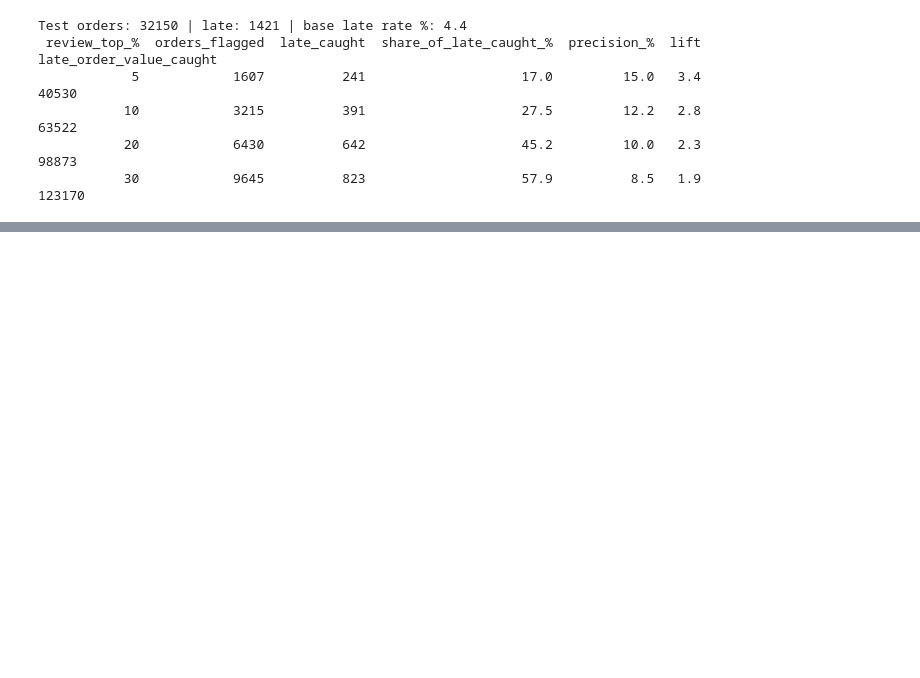
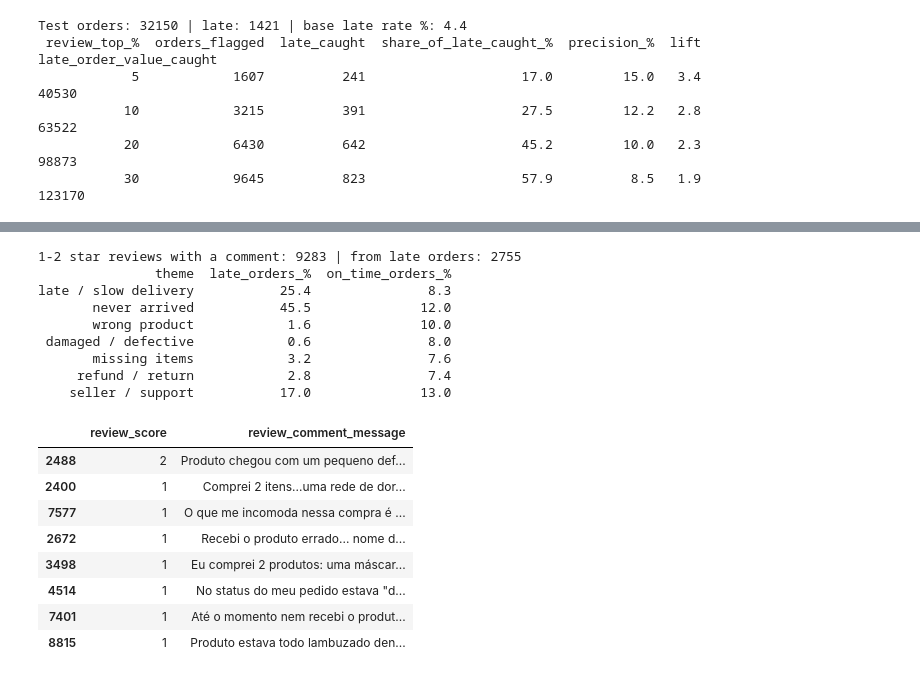
Before and after one commit to AshwiniChandekar1/deliveriq, a Jupyter notebook: Untitled.ipynb, the cells around one changed output, grey strips where cells are left out. Saved outputs shown, nothing was run; the diff lists cells and outputs as text; code cells hidden in the pictures; blank space fills up the shorter version.

```diff
--- a/Untitled.ipynb
+++ b/Untitled.ipynb
@@ -346,0 +373,47 @@ Test orders: 32150 | late: 1421 | base late rate %: 4.4
+# %%
+pd.set_option("display.max_colwidth", 110)
+
+low = reviews_txt[reviews_txt["review_score"] <= 2].merge(
+    df[["order_id", "is_late"]], on="order_id")
+text = low["review_comment_message"].str.lower()
+
+themes = {
+    "late / slow delivery": r"atras|demor|prazo",
+    "never arrived":        r"não chegou|nao chegou|não recebi|nao recebi|ainda não|ainda nao",
+    "wrong product":        r"errado|diferente|outro produto|não era|nao era",
+    "damaged / defective":  r"quebr|defeito|danific|avari|estrag",
+    "missing items":        r"falt|incompleto",
+    "refund / return":      r"reembols|devol|estorno",
+    "seller / support":     r"vendedor|loja|atendimento|contato|resposta",
+}
+
+rows = []
+for name, pat in themes.items():
+    hit = text.str.contains(pat, regex=True)
+    rows.append({"theme": name,
+                 "late_orders_%":    round(100 * hit[low["is_late"] == 1].mean(), 1),
+                 "on_time_orders_%": round(100 * hit[low["is_late"] == 0].mean(), 1)})
+
+print("1-2 star reviews with a comment:", len(low),
+      "| from late orders:", int(low["is_late"].sum()))
+print(pd.DataFrame(rows).to_string(index=False))
+low.sample(8, random_state=1)[["review_score", "review_comment_message"]]
+# %% [output]
+1-2 star reviews with a comment: 9283 | from late orders: 2755
+               theme  late_orders_%  on_time_orders_%
+late / slow delivery           25.4               8.3
+       never arrived           45.5              12.0
+       wrong product            1.6              10.0
+ damaged / defective            0.6               8.0
+       missing items            3.2               7.6
+     refund / return            2.8               7.4
+    seller / support           17.0              13.0
+|  | review_score | review_comment_message |
+| 2488 | 2 | Produto chegou com um pequeno def... |
+| 2400 | 1 | Comprei 2 itens...uma rede de dor... |
+| 7577 | 1 | O que me incomoda nessa compra é ... |
+| 2672 | 1 | Recebi o produto errado... nome d... |
+| 3498 | 1 | Eu comprei 2 produtos: uma máscar... |
+| 4514 | 1 | No status do meu pedido estava "d... |
+| 7401 | 1 | Até o momento nem recebi o produt... |
+| 8815 | 1 | Produto estava todo lambuzado den... |
```
Also changed, not shown: parts of 3 cells of this notebook, 1 other file.
